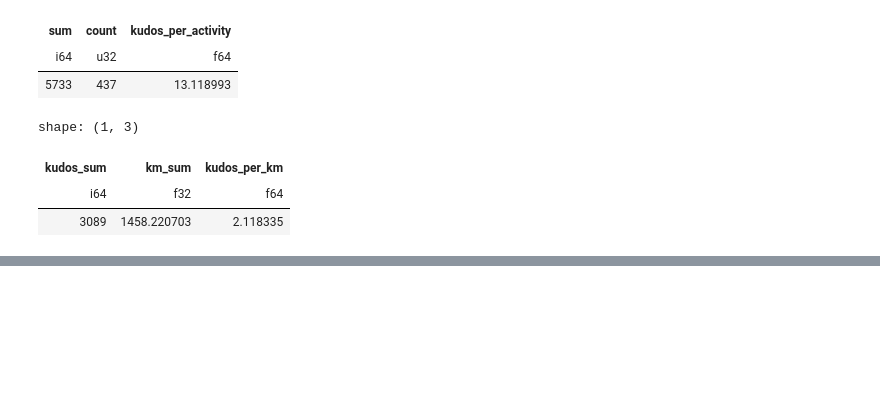
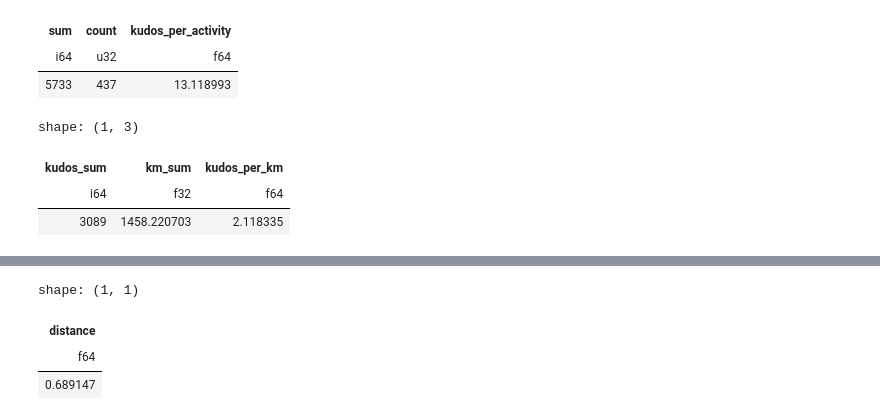
Before and after one commit to lzdnimer/strava-yis, a Jupyter notebook: analysis.ipynb, the cells around one changed output, grey strips where cells are left out. Cells and saved outputs as stored; diff of their text form; code cells hidden in the pictures; blank space fills up the shorter version.

```diff
--- a/analysis.ipynb
+++ b/analysis.ipynb
@@ -129,0 +150,22 @@ shape: (1, 1)
+# %%
+caption_analysis_bike = caption_analysis.filter(col("type") == "Ride").collect()
+
+# building the chart - bike
+chart_bike = alt.Chart(caption_analysis_bike).mark_point().encode(
+    alt.X("distance:Q").title("distance biked (km)"),
+    alt.Y("kudos_count:Q").title("number of kudos"),
+    alt.Color("custom_caption_flag:N",
+              title="custom caption used?",
+              scale=alt.Scale(domain=["Yes", "No"], range=["#ff6a00", "#9cd0f7"])),
+    tooltip="start_date_local:T",
+).transform_calculate(
+    custom_caption_flag="datum.custom_caption_flag == 1 ? 'Yes':'No'"
+).configure_point(
+    size=50,
+    filled=True
+).properties(
+    width=400,
+    height=400
+).interactive()
+
+chart_bike
@@ -129,0 +174,8 @@ shape: (1, 1)
+# %%
+corr = caption_analysis_bike.select(pl.corr("distance", "kudos_count", method="pearson"))
+corr
+# %% [output]
+shape: (1, 1)
+| distance |
+| f64 |
+| 0.689147 |
```
Also changed, not shown: parts of 7 cells of this notebook.
